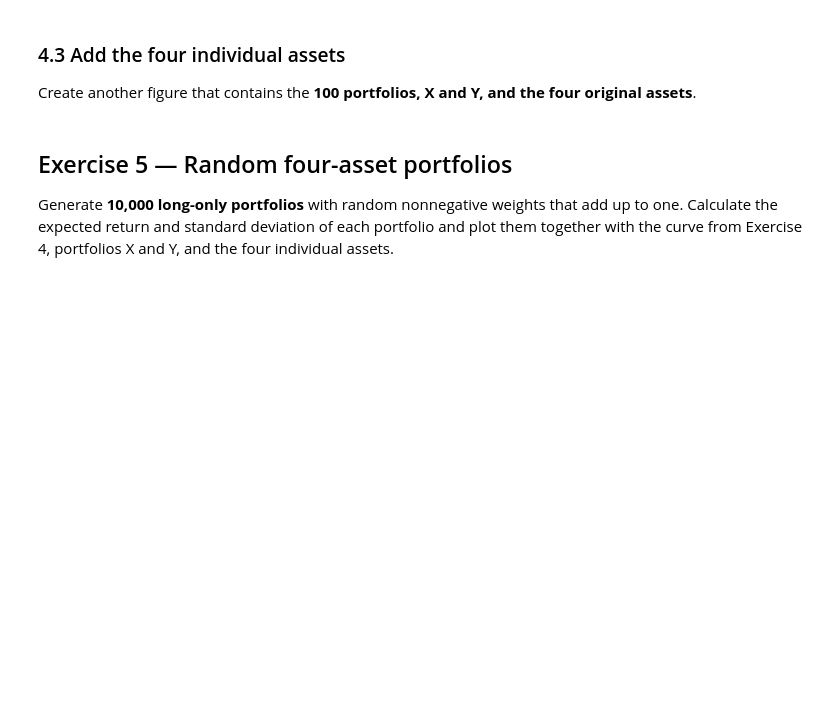
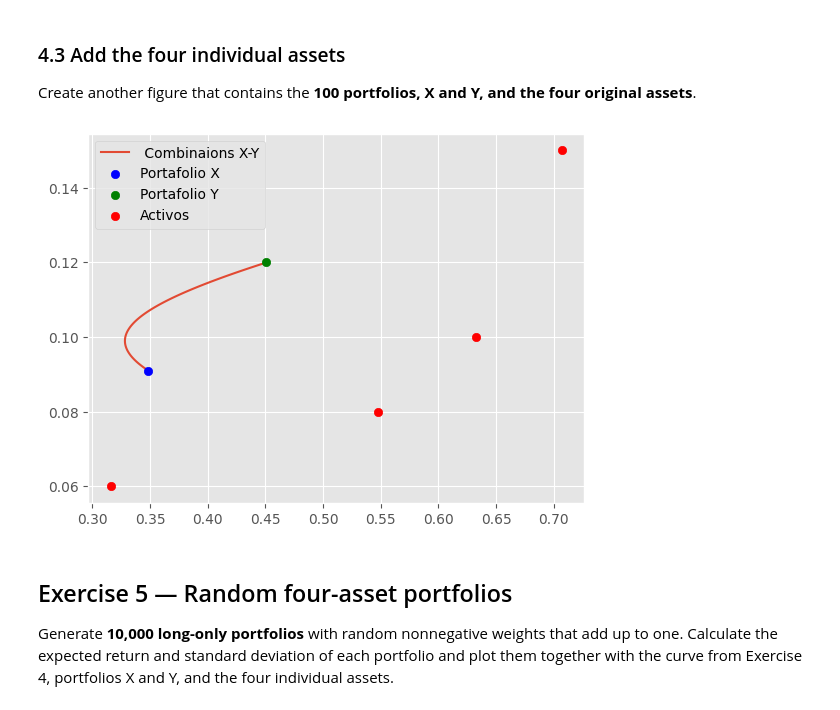
Before and after one commit to bynak06-cell/Finance-and-Technology, a Jupyter notebook: Tema_2_Carteras_Intro/src/four-asset-portfolios-English.ipynb, the cells around one changed output. Drawn from its saved outputs; the diff is of its cells as text; code cells hidden in the pictures; blank space fills up the shorter version.

```diff
--- a/Tema_2_Carteras_Intro/src/four-asset-portfolios-English.ipynb
+++ b/Tema_2_Carteras_Intro/src/four-asset-portfolios-English.ipynb
@@ -182,6 +182,16 @@ plt.show()
 Create another figure that contains the **100 portfolios, X and Y, and the four original assets**.
 # %%
 # Exercise 4.3 — Your code here
+stds_assets = np.sqrt(np.diag(covariance_matrix))
+
+plt.plot(stds,means, label = " Combinaions X-Y")
+plt.scatter(sigma_x , mu_x,color='blue', zorder=5, label='Portafolio X')
+plt.scatter(sigma_y, mu_y, color='green', zorder=5, label='Portafolio Y')
+plt.scatter(stds_assets,mean_returns, color =  "red", label = "Activos")
+plt.legend()
+plt.show()
+# %% [output]
+[figure, added]
 # %% [markdown]
 ## Exercise 5 — Random four-asset portfolios
 
```
Also changed, not shown: parts of 35 cells of this notebook.
